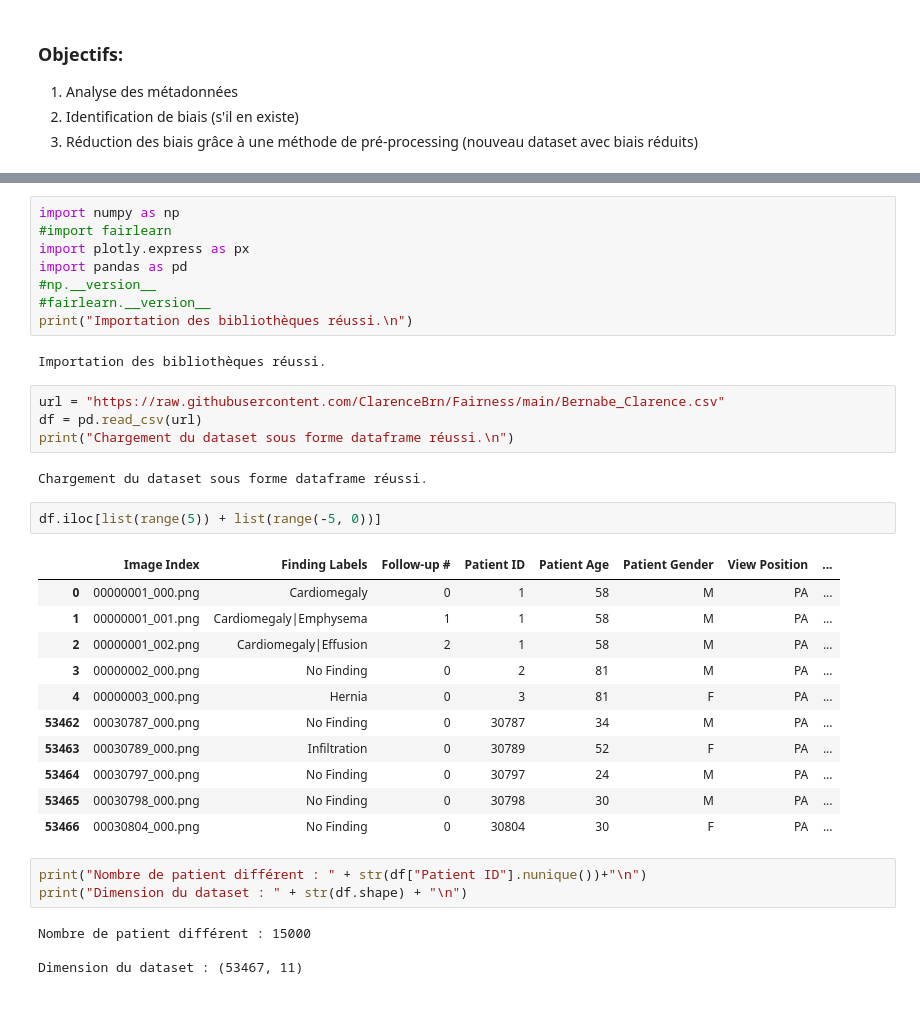
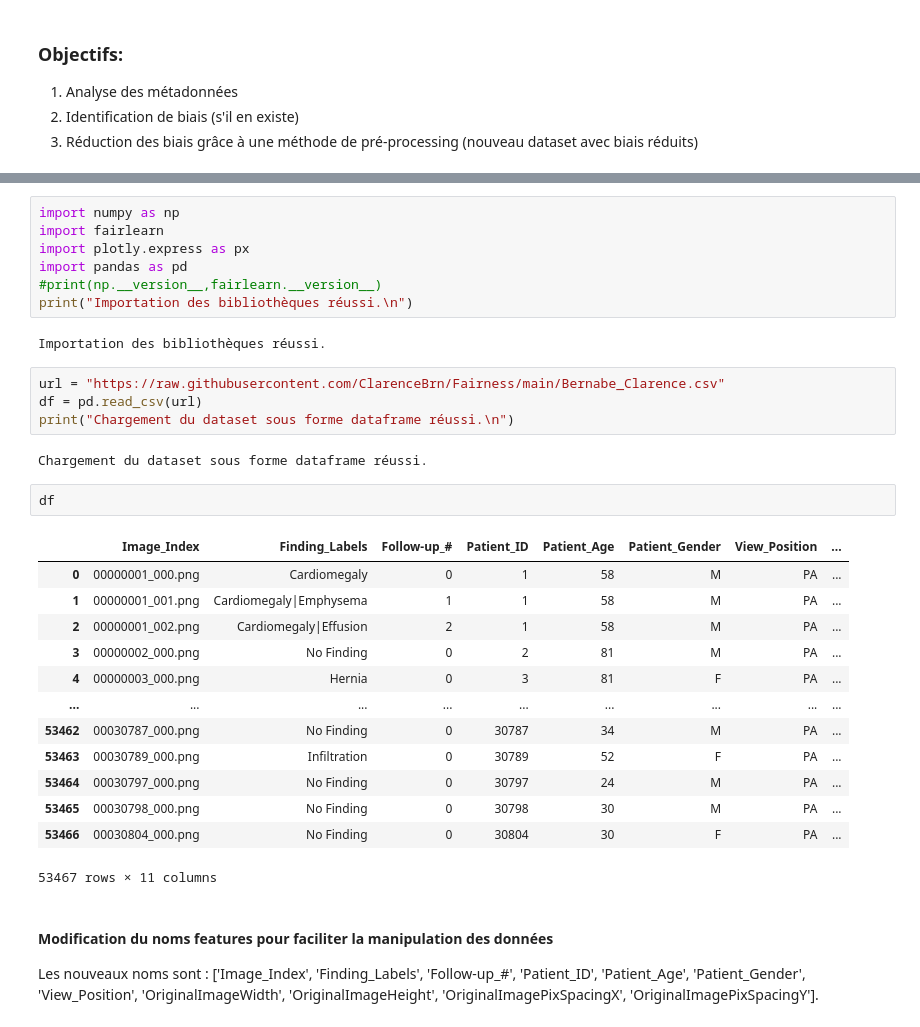
Before and after one commit to ClarenceBrn/Fairness, a Jupyter notebook: MiProjet_Bernabe_Clarence.ipynb, the cells around one changed output, grey strips where cells are left out. Drawn from its saved outputs; the diff is of its cells as text.

```diff
--- a/MiProjet_Bernabe_Clarence.ipynb
+++ b/MiProjet_Bernabe_Clarence.ipynb
@@ -17,10 +95,9 @@ Chaque ligne correspond à un scanner différent, et ces scanners ont été effe
 # %%
 import numpy as np
-#import fairlearn
+import fairlearn
 import plotly.express as px
 import pandas as pd
-#np.__version__
-#fairlearn.__version__
+#print(np.__version__,fairlearn.__version__)
 print("Importation des bibliothèques réussi.\n")
 # %% [output]
 Importation des bibliothèques réussi.
@@ -31,23 +108,23 @@ print("Chargement du dataset sous forme dataframe réussi.\n")
 # %% [output]
 Chargement du dataset sous forme dataframe réussi.
 # %%
-df.iloc[list(range(5)) + list(range(-5, 0))]
+df
 # %% [output]
-|  | Image Index | Finding Labels | Follow-up # | Patient ID | Patient Age | Patient Gender | View Position | ... |
+|  | Image_Index | Finding_Labels | Follow-up_# | Patient_ID | Patient_Age | Patient_Gender | View_Position | ... |
 | 0 | 00000001_000.png | Cardiomegaly | 0 | 1 | 58 | M | PA | ... |
 | 1 | 00000001_001.png | Cardiomegaly|Emphysema | 1 | 1 | 58 | M | PA | ... |
 | 2 | 00000001_002.png | Cardiomegaly|Effusion | 2 | 1 | 58 | M | PA | ... |
 | 3 | 00000002_000.png | No Finding | 0 | 2 | 81 | M | PA | ... |
 | 4 | 00000003_000.png | Hernia | 0 | 3 | 81 | F | PA | ... |
+| ... | ... | ... | ... | ... | ... | ... | ... | ... |
 | 53462 | 00030787_000.png | No Finding | 0 | 30787 | 34 | M | PA | ... |
 | 53463 | 00030789_000.png | Infiltration | 0 | 30789 | 52 | F | PA | ... |
 | 53464 | 00030797_000.png | No Finding | 0 | 30797 | 24 | M | PA | ... |
 | 53465 | 00030798_000.png | No Finding | 0 | 30798 | 30 | M | PA | ... |
 | 53466 | 00030804_000.png | No Finding | 0 | 30804 | 30 | F | PA | ... |
+53467 rows × 11 columns
-# %%
-print("Nombre de patient différent : " + str(df["Patient ID"].nunique())+"\n")
-print("Dimension du dataset : " + str(df.shape) + "\n")
-# %% [output]
-Nombre de patient différent : 15000
-
-Dimension du dataset : (53467, 11)
+# %% [markdown]
+#### Modification du noms features pour faciliter la manipulation des données
+Les nouveaux noms sont : ['Image_Index', 'Finding_Labels', 'Follow-up_#', 'Patient_ID',
+       'Patient_Age', 'Patient_Gender', 'View_Position', 'OriginalImageWidth',
+       'OriginalImageHeight', 'OriginalImagePixSpacingX', 'OriginalImagePixSpacingY'].
```
Also changed, not shown: parts of 14 cells of this notebook.
